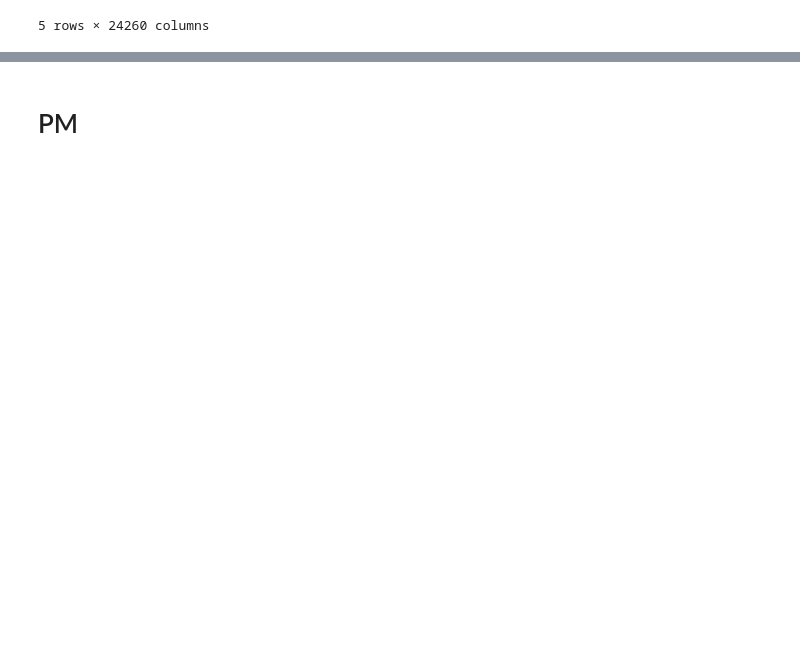
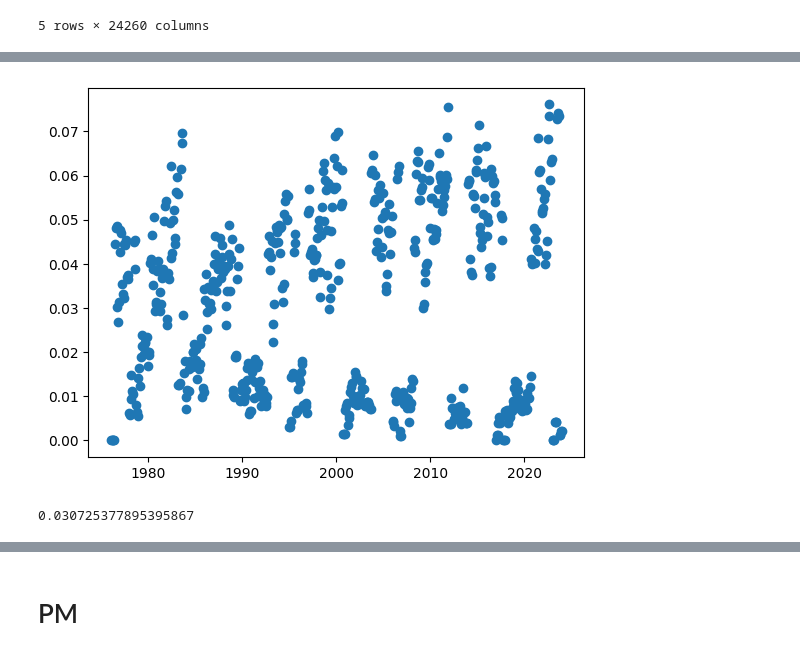
Before and after one commit to Castoria21/Capstone, a Jupyter notebook: Project/demo.ipynb, the cells around one changed output, grey strips where cells are left out. Drawn from its saved outputs; the diff is of its cells as text; code cells hidden in the pictures; blank space fills up the shorter version.

```diff
--- a/Project/demo.ipynb
+++ b/Project/demo.ipynb
@@ -184 +225,14 @@ plot_solo_cum(ls(eps_pct_portfolio, -1, 0), "EPS (High-Low)")
 [figure]
+# %%
+l1 = get_sorted_index(df_eps_pct * dfs['idx_vol_threshold'],holding_period=3)
+l2 = get_sorted_index(df_mom * dfs['idx_vol_threshold'],holding_period=3)
+
+overlap_long = count_overlap(l1[0], l2[0])
+overlap_short = count_overlap(l1[-1], l2[-1])
+overlap = (overlap_long + overlap_short) / 2
+plt.scatter(overlap.index, overlap.values)
+plt.show()
+print(overlap.mean())
+# %% [output]
+[figure, added]
+0.030725377895395867
```
Also changed, not shown: parts of 40 cells of this notebook, 3 other files.
